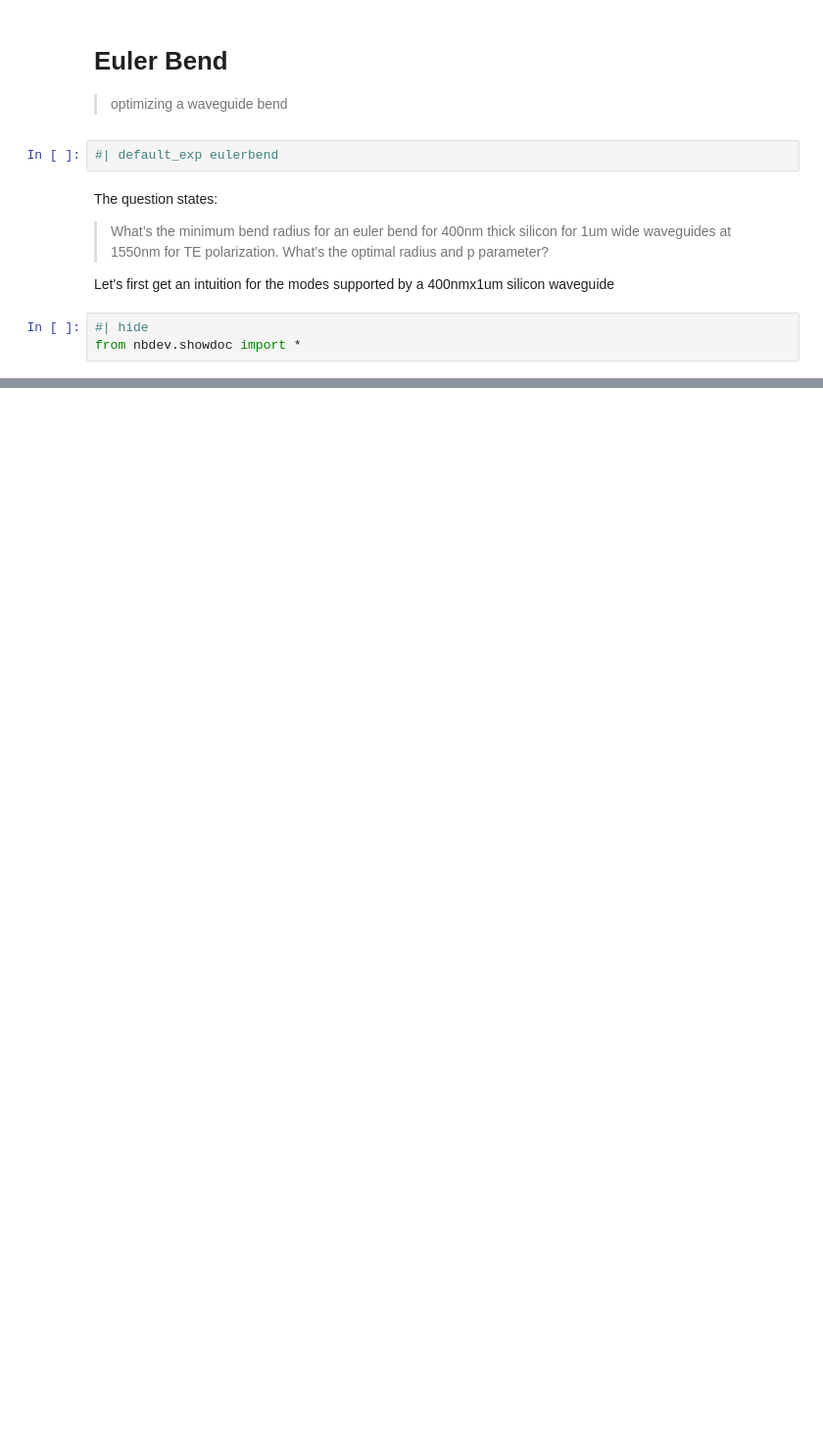
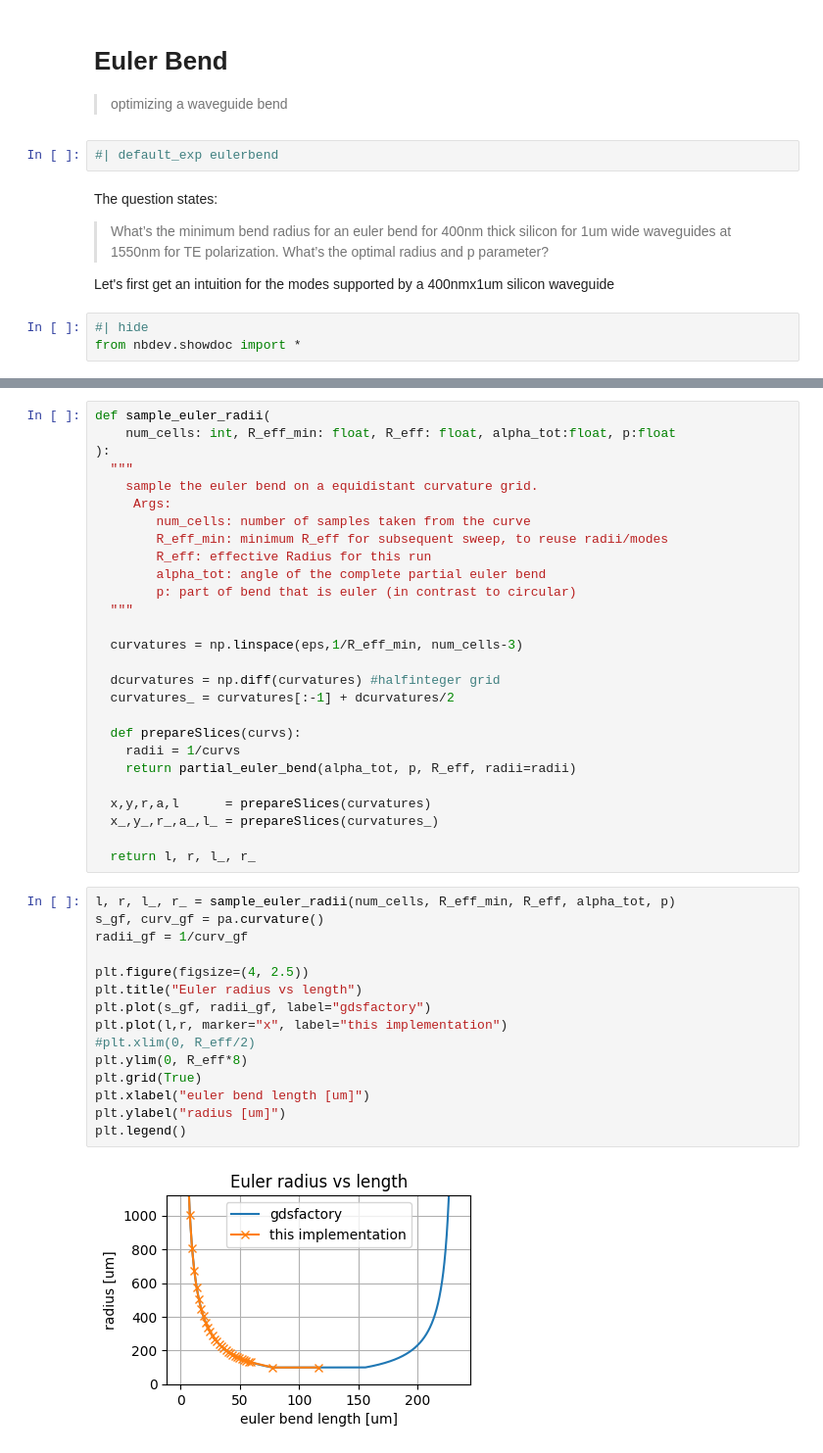
Before and after one commit to jan-david-fischbach/skill-challenge, a Jupyter notebook: nbs/02_eulerbend.ipynb, the cells around one changed output, grey strips where cells are left out. Shown at 98% size. Cells and saved outputs as stored; diff of their text form; blank space fills up the shorter version.

```diff
--- a/nbs/02_eulerbend.ipynb
+++ b/nbs/02_eulerbend.ipynb
@@ -63,0 +385,44 @@ plt.yscale("log")
+# %%
+def sample_euler_radii(
+    num_cells: int, R_eff_min: float, R_eff: float, alpha_tot:float, p:float
+):
+  """
+    sample the euler bend on a equidistant curvature grid.
+     Args:
+        num_cells: number of samples taken from the curve
+        R_eff_min: minimum R_eff for subsequent sweep, to reuse radii/modes
+        R_eff: effective Radius for this run
+        alpha_tot: angle of the complete partial euler bend
+        p: part of bend that is euler (in contrast to circular)
+  """
+
+  curvatures = np.linspace(eps,1/R_eff_min, num_cells-3)
+
+  dcurvatures = np.diff(curvatures) #halfinteger grid
+  curvatures_ = curvatures[:-1] + dcurvatures/2
+
+  def prepareSlices(curvs):
+    radii = 1/curvs
+    return partial_euler_bend(alpha_tot, p, R_eff, radii=radii)
+
+  x,y,r,a,l      = prepareSlices(curvatures)
+  x_,y_,r_,a_,l_ = prepareSlices(curvatures_)
+
+  return l, r, l_, r_
+# %%
+l, r, l_, r_ = sample_euler_radii(num_cells, R_eff_min, R_eff, alpha_tot, p)
+s_gf, curv_gf = pa.curvature()
+radii_gf = 1/curv_gf
+
+plt.figure(figsize=(4, 2.5))
+plt.title("Euler radius vs length")
+plt.plot(s_gf, radii_gf, label="gdsfactory")
+plt.plot(l,r, marker="x", label="this implementation")
+#plt.xlim(0, R_eff/2)
+plt.ylim(0, R_eff*8)
+plt.grid(True)
+plt.xlabel("euler bend length [um]")
+plt.ylabel("radius [um]")
+plt.legend()
+# %% [output]
+[figure, added]
```
Also changed, not shown: parts of 54 cells of this notebook, 8 other files.
